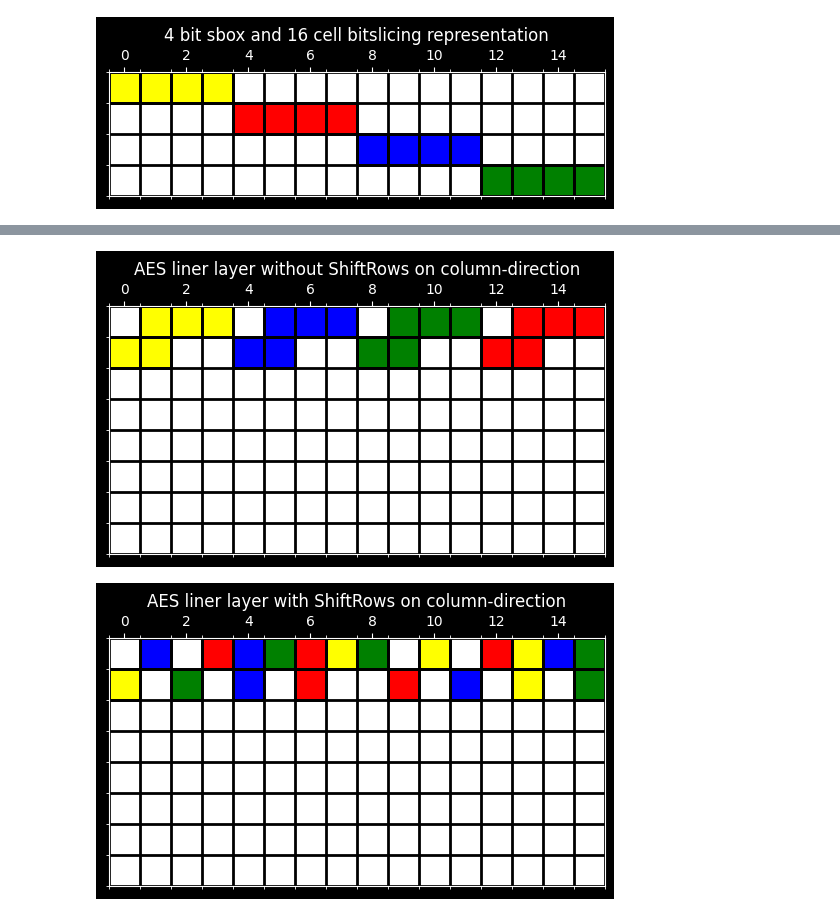
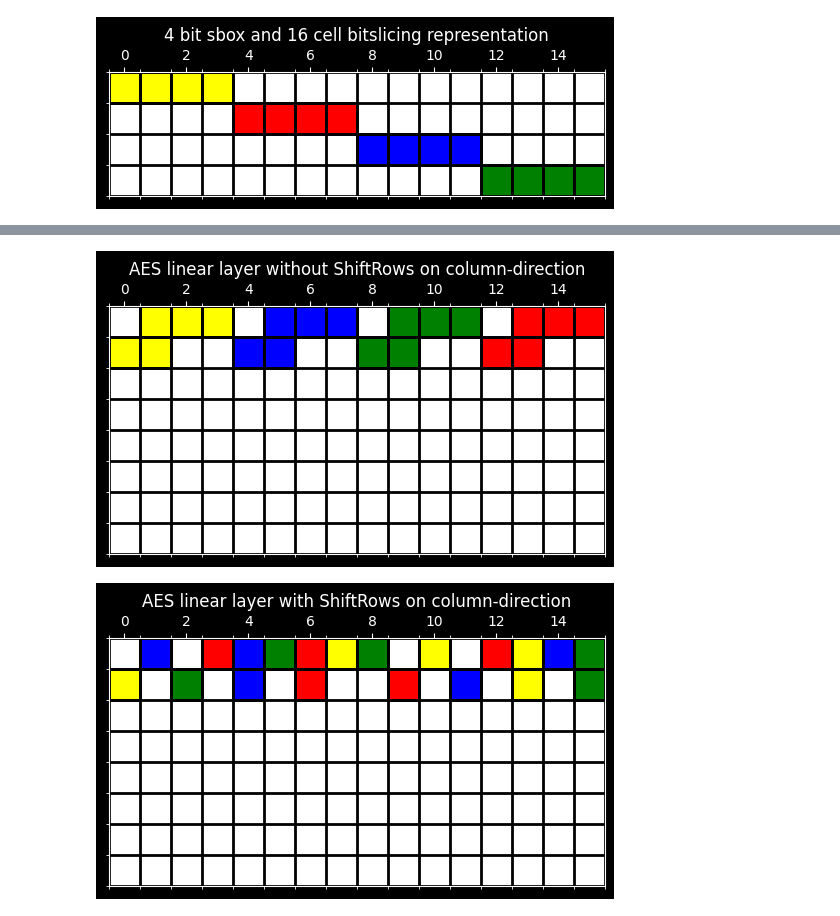
Before and after one commit to jiahaoxiang2000/misc, a Jupyter notebook: bitslicing.ipynb, the cells around one changed output, grey strips where cells are left out. Saved outputs shown, nothing was run; the diff lists cells and outputs as text; code cells hidden in the pictures.

```diff
--- a/bitslicing.ipynb
+++ b/bitslicing.ipynb
@@ -174,34 +174,34 @@ highlighted_squares = [
     ([(1, 3), (1, 7), (0, 7), (0, 11), (0, 15)], "red"),
 ]
 
 # Apply the permutation to the columns (except the first column)
 permuted_highlighted_squares = []
 for squares, color in highlighted_squares:
     permuted_squares = [(row, aes_column.index(col)) for row, col in squares]
     permuted_highlighted_squares.append((permuted_squares, color))
 plot_highlighted_grid(
     8,
     16,
     permuted_highlighted_squares,
-    "AES liner layer without ShiftRows on column-direction",
+    "AES linear layer without ShiftRows on column-direction",
 )
 
 # aes_permutation_column = [0, 5, 10, 15, 4, 9, 14, 3, 8, 13, 2, 7, 12, 1, 6, 11]
 aes_permutation_column = [0, 5, 10, 15, 9, 14, 3, 4, 2, 7, 8, 13, 11, 12, 1, 6]
 # Apply the permutation to the columns (except the first column)
 permuted_highlighted_squares = []
 for squares, color in highlighted_squares:
     permuted_squares = [
         (row, aes_column.index(aes_permutation_column.index(col)))
         for row, col in squares
     ]
     permuted_highlighted_squares.append((permuted_squares, color))
 plot_highlighted_grid(
     8,
     16,
     permuted_highlighted_squares,
-    "AES liner layer with ShiftRows on column-direction",
+    "AES linear layer with ShiftRows on column-direction",
 )
 # %% [output]
-[figure, old version]
+[figure, new version]
-[figure, old version]
+[figure, new version]
```
Also changed, not shown: parts of 4 cells of this notebook.
